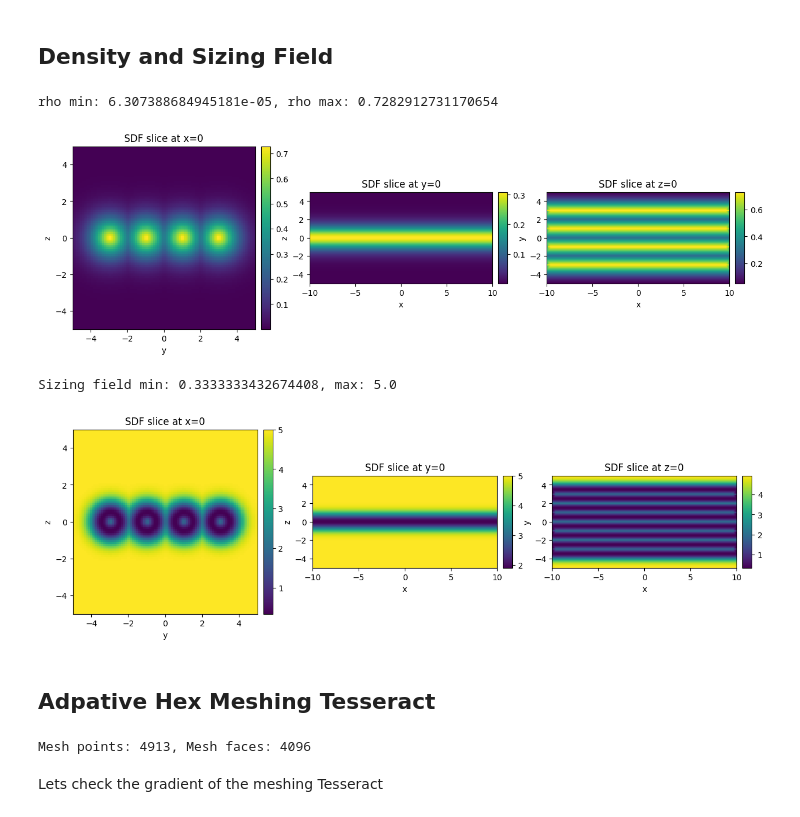
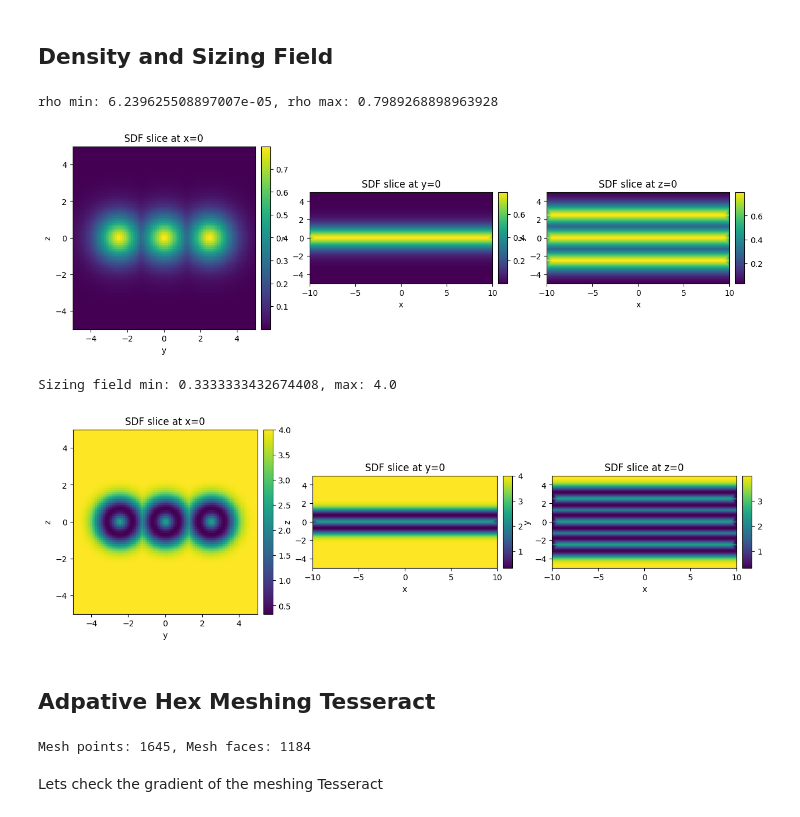
Before and after one commit to pasteurlabs/tesseract-jax, a Jupyter notebook: examples/ansys/optim_bars.ipynb, the cells around one changed output. Cells and saved outputs as stored; diff of their text form; code cells hidden in the pictures.

```diff
--- a/examples/ansys/optim_bars.ipynb
+++ b/examples/ansys/optim_bars.ipynb
@@ -45,9 +45,9 @@ bar_3d_tess = Tesseract.from_tesseract_api("bars_3d_tess/tesseract_api.py")
 # %% [markdown]
 Now we can setup the parameters for the design space and apply the design Tesseract. The Tesseract constructs a 3D geometry using PyVista and computes its signed distance field (SDF).
 # %%
-n_chains = 4
+n_chains = 3
 n_edges_per_chain = 3
-bar_radius = 0.5
+bar_radius = 0.7
 
 Lx, Ly, Lz = 20.0, 10.0, 10.0
 Nx, Ny, Nz = 200, 100, 100
@@ -312,39 +300,39 @@ rho = sdf_to_rho(sdf, scale=2)
 plot_grid(rho, Lx, Ly, Lz, Nx, Ny, Nz)
 print(f"rho min: {jnp.min(rho)}, rho max: {jnp.max(rho)}")
 # %% [output]
-rho min: 6.307388684945181e-05, rho max: 0.7282912731170654
+rho min: 6.239625508897007e-05, rho max: 0.7989268898963928
-[figure, old version]
+[figure, new version]
 # %%
 def sizing_field(
     sdf: jnp.ndarray, min_size: float = 0.1, max_size: float = 1.0, scale: float = 2.0
 ) -> jnp.ndarray:
     """Generate a sizing field from the signed distance function.
 
     The field is low (size = min_size) near the structure (sdf=0) and high (size = max_size) far from it.
 
     Args:
         sdf: Signed distance function values.
         min_size: Minimum element size near the structure.
         max_size: Maximum element size far from the structure.
         scale: Controls the transition steepness.
 
     Returns:
         Sizing field values.
     """
 
     def gauss(x: jnp.ndarray, mu: float, sigma: float) -> jnp.ndarray:
         return jnp.exp(-0.5 * ((x - mu) / sigma) ** 2)
 
     normalized_sdf = 1 - gauss(sdf, 0.0, 1.0 / scale)
     return min_size + (max_size - min_size) * normalized_sdf
 
 
-sizing = sizing_field(sdf, min_size=Lx / 60, max_size=Lx / 4, scale=2.0)
+sizing = sizing_field(sdf, min_size=Lx / 60, max_size=Lx / 5, scale=2.0)
 plot_grid(sizing, Lx, Ly, Lz, Nx, Ny, Nz)
 print(f"Sizing field min: {sizing.min()}, max: {sizing.max()}")
 # %% [output]
-Sizing field min: 0.3333333432674408, max: 5.0
+Sizing field min: 0.3333333432674408, max: 4.0
-[figure, old version]
+[figure, new version]
 # %% [markdown]
 ## Adpative Hex Meshing Tesseract
 # %%
@@ -354,8 +342,8 @@ mesher_out = apply_tesseract(
     mesher,
     {
         "domain_size": [Lx, Ly, Lz],
-        # "sizing_field": sizing,  # jnp.ones_like(sdf) * (Lx / 10),
-        "sizing_field": jnp.ones_like(sdf) * (Lx / 10),
+        "sizing_field": sizing,  # jnp.ones_like(sdf) * (Lx / 10),
+        # "sizing_field": jnp.ones_like(sdf) * (Lx / 10),
         "field_values": rho,
         "max_subdivision_levels": 4,
         "max_points": 5000,
@@ -370,7 +358,7 @@ hex_cells = mesher_out["mesh"]["faces"][: mesher_out["mesh"]["n_faces"]]
 
 adaptive_mesh = mesher_out["mesh"]
 # %% [output]
-Mesh points: 4913, Mesh faces: 4096
+Mesh points: 1645, Mesh faces: 1184
 # %% [markdown]
 Lets check the gradient of the meshing Tesseract
 # %%
```
Also changed, not shown: parts of 16 cells of this notebook, 4 other files.
